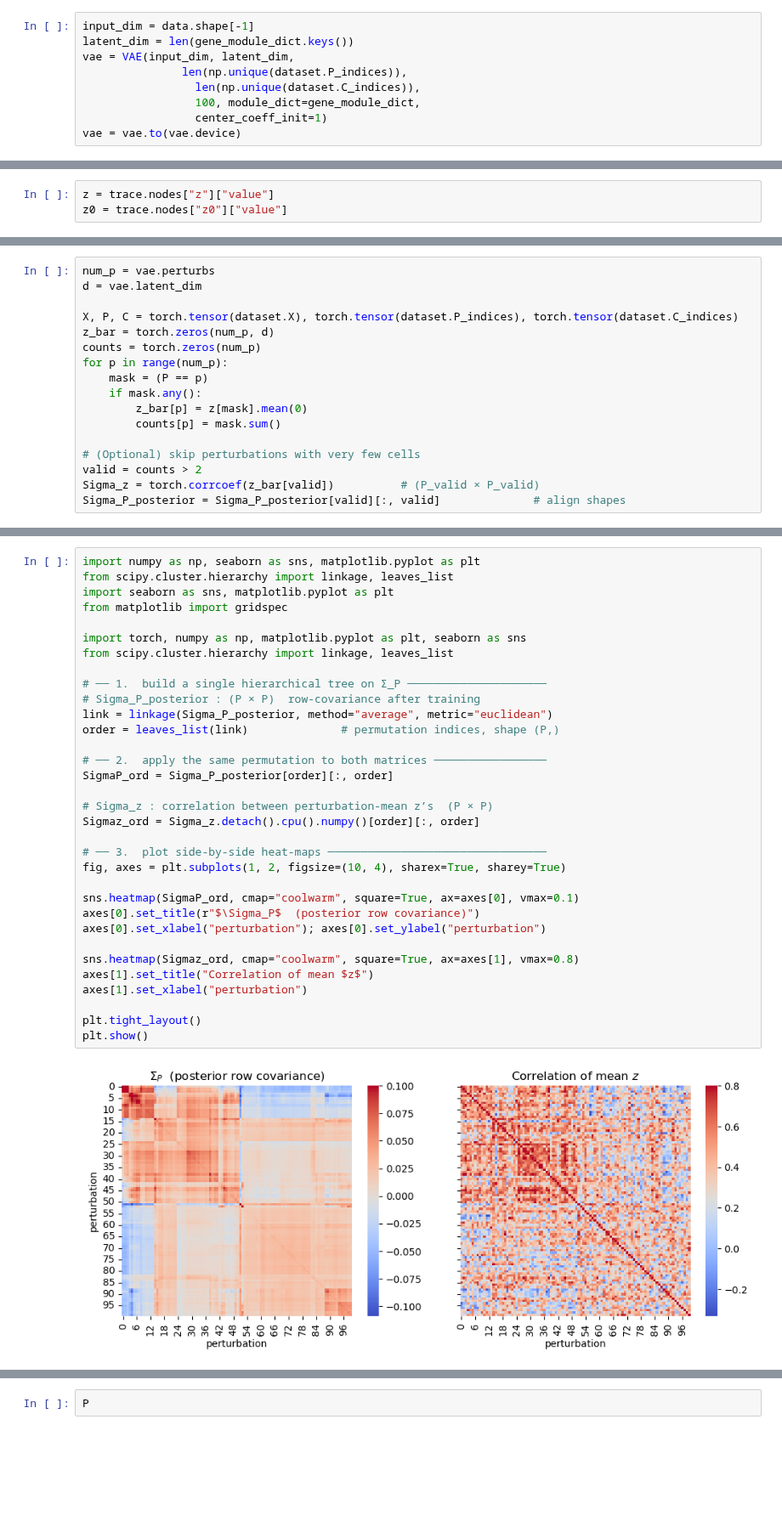
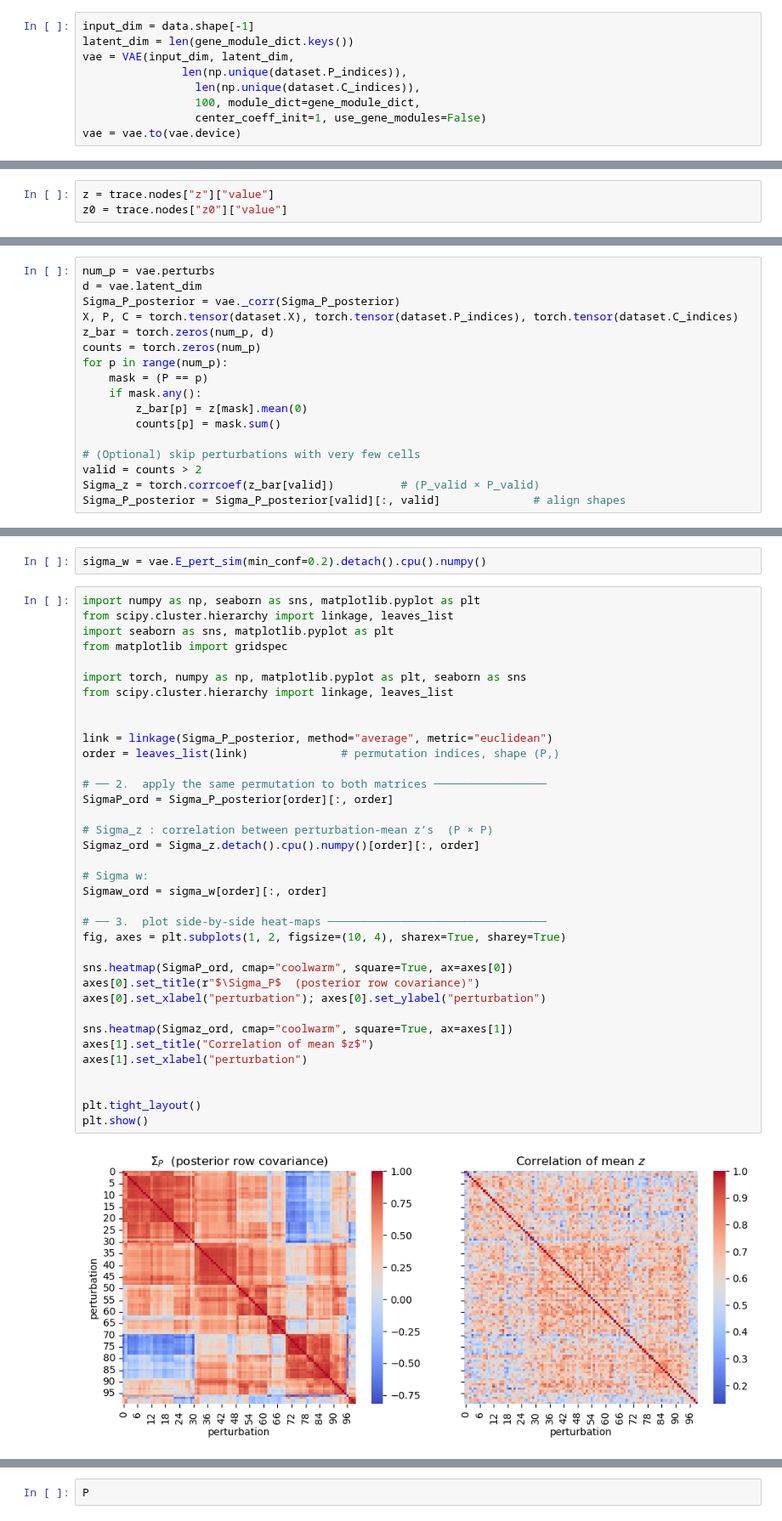
Before and after one commit to azizilab/SHERLOCK, a Jupyter notebook: PerturbVAE/training_test.ipynb, the cells around one changed output, grey strips where cells are left out. Shown at 85% size. Saved outputs shown, nothing was run; the diff lists cells and outputs as text; blank space fills up the shorter version.

Commit message:
meaningful covariance-based perturbation group structure on z space

```diff
--- a/PerturbVAE/training_test.ipynb
+++ b/PerturbVAE/training_test.ipynb
@@ -125,7 +125,7 @@ vae = VAE(input_dim, latent_dim,
                len(np.unique(dataset.P_indices)),
                  len(np.unique(dataset.C_indices)),
                  100, module_dict=gene_module_dict,
-                 center_coeff_init=1)
+                 center_coeff_init=1, use_gene_modules=False)
 vae = vae.to(vae.device)
 # %%
 pyro.clear_param_store()
@@ -254,7 +254,7 @@ sc.pl.umap(z_data, color=['top_sg'], frameon=False, show=True)
 # %%
 num_p = vae.perturbs
 d = vae.latent_dim
-
+Sigma_P_posterior = vae._corr(Sigma_P_posterior)
 X, P, C = torch.tensor(dataset.X), torch.tensor(dataset.P_indices), torch.tensor(dataset.C_indices)
 z_bar = torch.zeros(num_p, d)
 counts = torch.zeros(num_p)
@@ -288,35 +288,40 @@ Spearman ρ = 0.317  (p = 1.2e-115)
+# %%
+sigma_w = vae.E_pert_sim(min_conf=0.2).detach().cpu().numpy()
 # %%
 import numpy as np, seaborn as sns, matplotlib.pyplot as plt
 from scipy.cluster.hierarchy import linkage, leaves_list
 import seaborn as sns, matplotlib.pyplot as plt
 from matplotlib import gridspec
 
 import torch, numpy as np, matplotlib.pyplot as plt, seaborn as sns
 from scipy.cluster.hierarchy import linkage, leaves_list
 
-# ── 1.  build a single hierarchical tree on Σ_P ─────────────────────
-# Sigma_P_posterior : (P × P)  row-covariance after training
+
 link = linkage(Sigma_P_posterior, method="average", metric="euclidean")
 order = leaves_list(link)              # permutation indices, shape (P,)
 
 # ── 2.  apply the same permutation to both matrices ─────────────────
 SigmaP_ord = Sigma_P_posterior[order][:, order]
 
 # Sigma_z : correlation between perturbation-mean z’s  (P × P)
 Sigmaz_ord = Sigma_z.detach().cpu().numpy()[order][:, order]
 
+# Sigma w:
+Sigmaw_ord = sigma_w[order][:, order]
+
 # ── 3.  plot side-by-side heat-maps ─────────────────────────────────
 fig, axes = plt.subplots(1, 2, figsize=(10, 4), sharex=True, sharey=True)
 
-sns.heatmap(SigmaP_ord, cmap="coolwarm", square=True, ax=axes[0], vmax=0.1)
+sns.heatmap(SigmaP_ord, cmap="coolwarm", square=True, ax=axes[0])
 axes[0].set_title(r"$\Sigma_P$  (posterior row covariance)")
 axes[0].set_xlabel("perturbation"); axes[0].set_ylabel("perturbation")
 
-sns.heatmap(Sigmaz_ord, cmap="coolwarm", square=True, ax=axes[1], vmax=0.8)
+sns.heatmap(Sigmaz_ord, cmap="coolwarm", square=True, ax=axes[1])
 axes[1].set_title("Correlation of mean $z$")
 axes[1].set_xlabel("perturbation")
 
+
 plt.tight_layout()
 plt.show()
 # %% [output]
-[figure, old version]
+[figure, new version]
```
Also changed, not shown: parts of 17 cells of this notebook, 1 other file.
